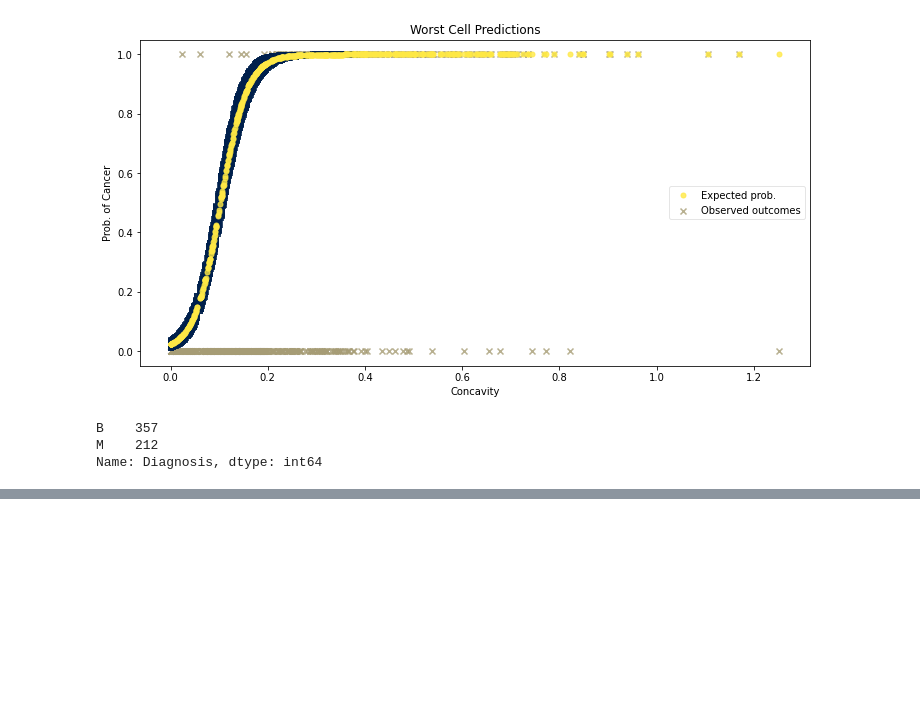
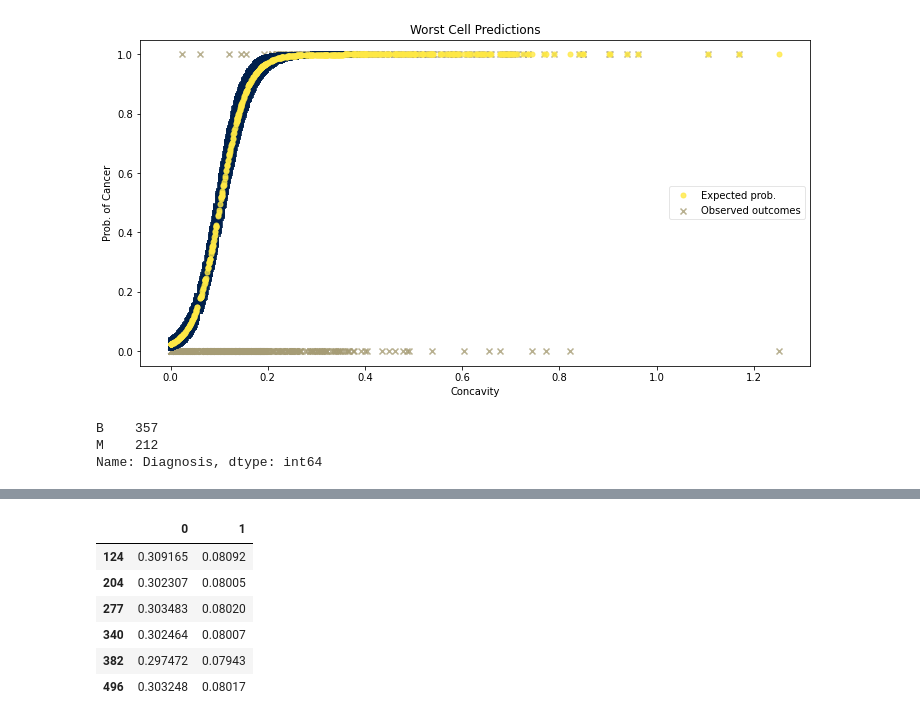
Before and after one commit to bencosgro/Bayes_Project, a Jupyter notebook: Bayes_Project_Jupyter.ipynb, the cells around one changed output, grey strips where cells are left out. Saved outputs shown, nothing was run; the diff lists cells and outputs as text; code cells hidden in the pictures; blank space fills up the shorter version.

```diff
--- a/Bayes_Project_Jupyter.ipynb
+++ b/Bayes_Project_Jupyter.ipynb
@@ -387,0 +494,10 @@ dtype: int64
+# %%
+r[(r[1]>.079) & (r[1]<.081)]
+# %% [output]
+|  | 0 | 1 |
+| 124 | 0.309165 | 0.08092 |
+| 204 | 0.302307 | 0.08005 |
+| 277 | 0.303483 | 0.08020 |
+| 340 | 0.302464 | 0.08007 |
+| 382 | 0.297472 | 0.07943 |
+| 496 | 0.303248 | 0.08017 |
```
Also changed, not shown: parts of 7 cells of this notebook.
